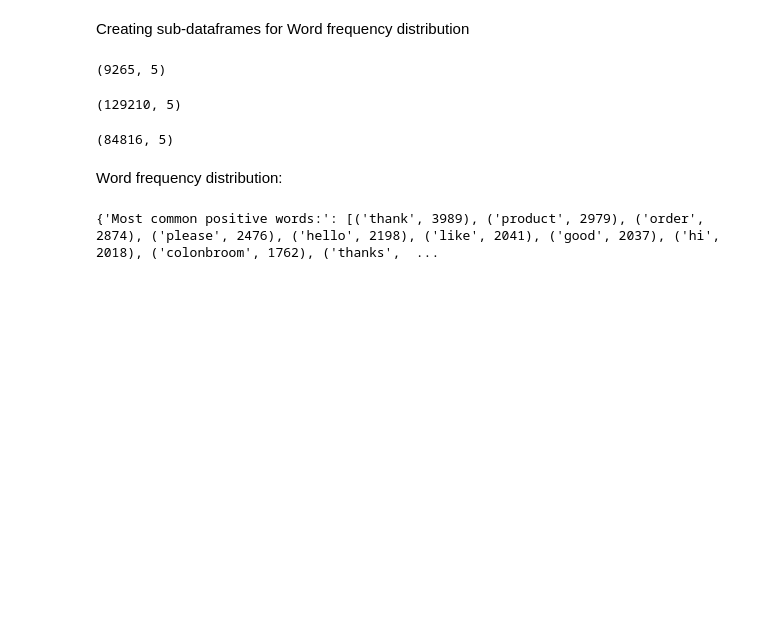
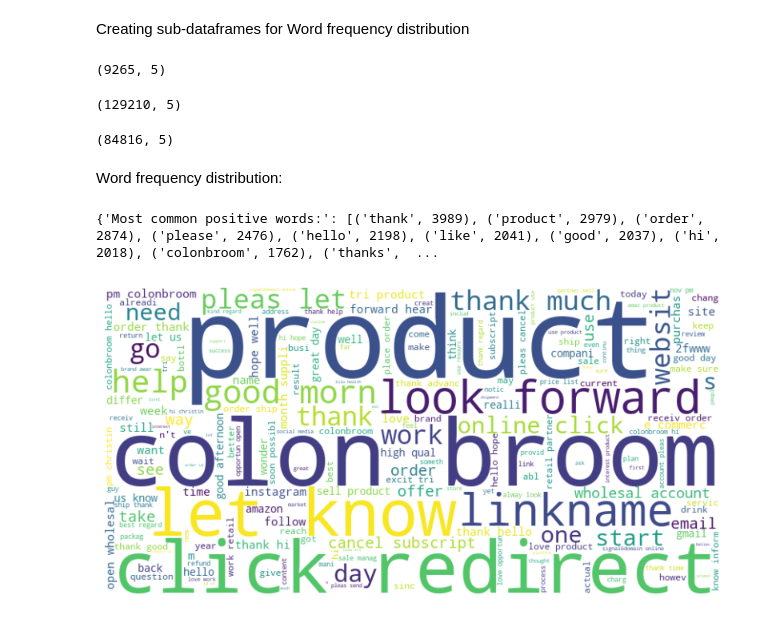
Before and after one commit to whoislukas/ds_final, a Jupyter notebook: git_test.ipynb, the cells around one changed output. Drawn from its saved outputs; the diff is of its cells as text; code cells hidden in the pictures; blank space fills up the shorter version.

```diff
--- a/git_test.ipynb
+++ b/git_test.ipynb
@@ -553,0 +612,4 @@ print(
+# %%
+positive_wordcloud = generate_word_cloud(df_label_comparison_positive)
+# %% [output]
+[figure, added]
```
Also changed, not shown: parts of 5 cells of this notebook.
